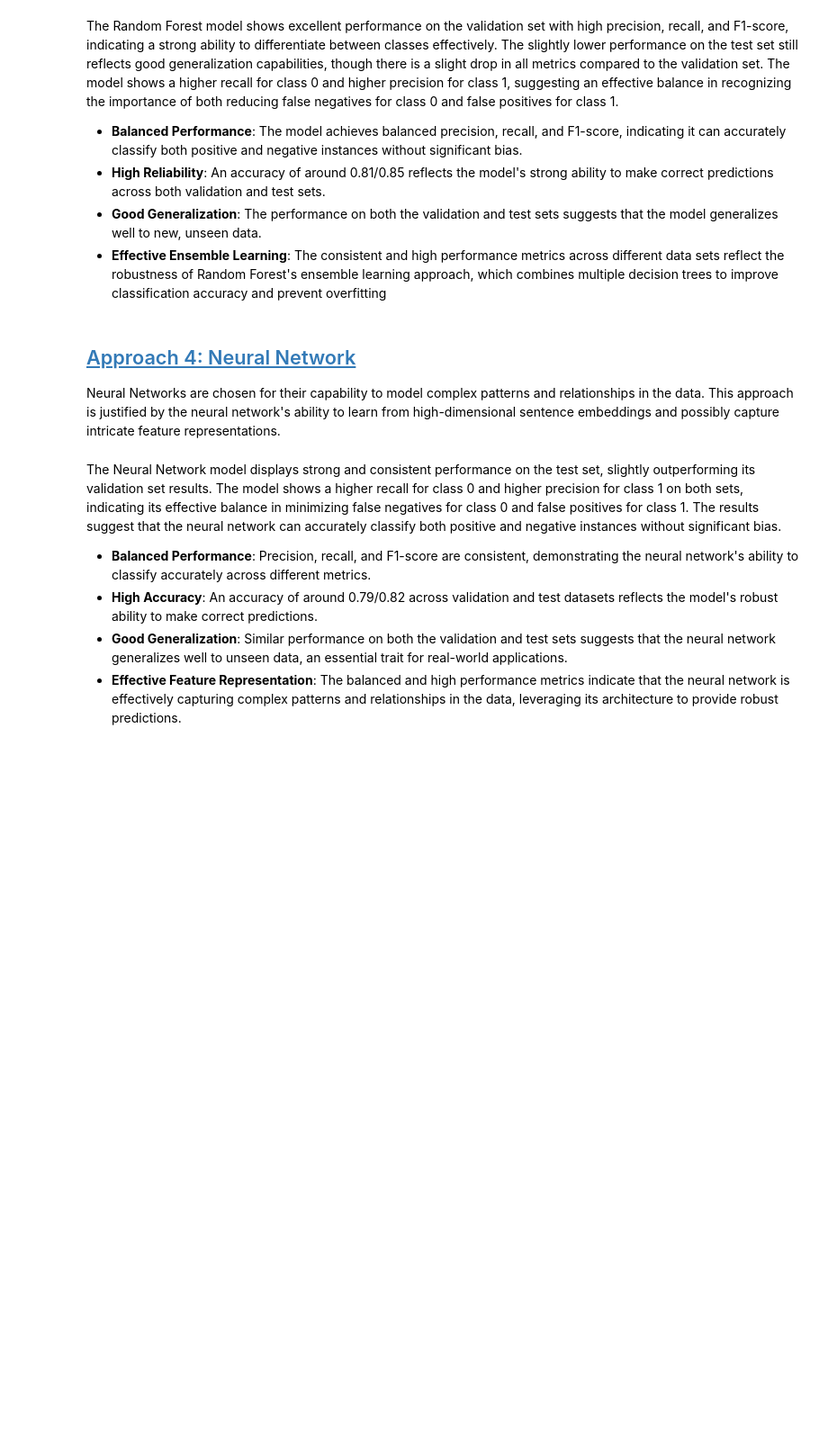
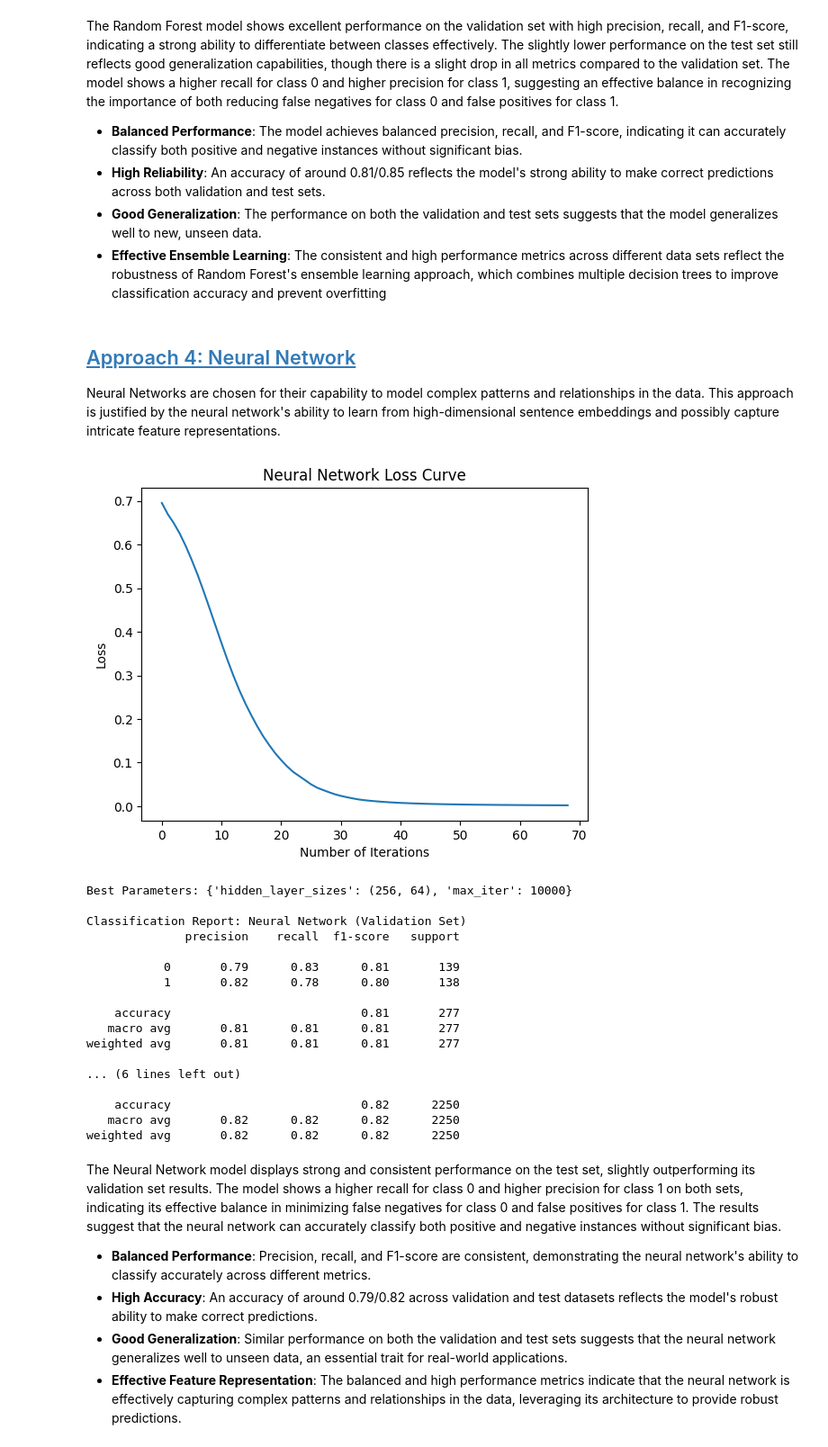
Before and after one commit to fhnw-ivy/npr-sentiment, a Jupyter notebook: notebooks/weak_labelling.ipynb, the cells around one changed output. Shown at 90% size. Saved outputs shown, nothing was run; the diff lists cells and outputs as text; code cells hidden in the pictures; blank space fills up the shorter version.

Commit message:
reran weak labelling notebook without verbose=3

```diff
--- a/notebooks/weak_labelling.ipynb
+++ b/notebooks/weak_labelling.ipynb
@@ -296,8 +327,8 @@ log_reg_param_grid = {
 log_reg_grid_search = GridSearchCV(LogisticRegression(random_state=SEED),
                                    log_reg_param_grid,
                                    n_jobs=-1,
-                                   cv=5,
-                                   verbose=3)
+                                   cv=5
+                                   )
 log_reg_grid_search.fit(X_train, y_train)
 
 log_reg_model = log_reg_grid_search.best_estimator_
@@ -330,8 +379,8 @@ param_grid = {
 grid_search = GridSearchCV(KNeighborsClassifier(),
                            param_grid,
                            n_jobs=-1,
-                           cv=5,
-                           verbose=3)
+                           cv=5
+                           )
 
 grid_search.fit(X_train, y_train)
 knn_model = grid_search.best_estimator_
@@ -390,8 +478,8 @@ gradient_boosting_param_grid = {
 rf_grid_search = GridSearchCV(RandomForestClassifier(),
                               gradient_boosting_param_grid,
                               n_jobs=-1,
-                              cv=5,
-                              verbose=3)
+                              cv=5
+                              )
 
 rf_grid_search.fit(X_train, y_train)
 rf_model = rf_grid_search.best_estimator_
@@ -416,32 +522,51 @@ Neural Networks are chosen for their capability to model complex patterns and re
 # %%
 from sklearn.neural_network import MLPClassifier
 
 mlp_param_grid = {
     'hidden_layer_sizes': [(1024, 512), (512, 128), (256, 64), (128, 32)],
     'max_iter': [10000],
 }
 
 mlp_grid_search = GridSearchCV(MLPClassifier(),
                                mlp_param_grid,
                                n_jobs=-1,
-                               cv=5,
-                               verbose=3)
+                               cv=5
+                               )
 mlp_grid_search.fit(X_train, y_train)
 mlp_model = mlp_grid_search.best_estimator_
 
 plt.plot(mlp_model.loss_curve_)
 plt.title('Neural Network Loss Curve')
 plt.xlabel('Number of Iterations')
 plt.ylabel('Loss')
 plt.show()
 
 print(f'Best Parameters: {mlp_grid_search.best_params_}')
 
 print_evaluation(y_val, mlp_model.predict(X_val),
                  'Neural Network (Validation Set)')
 
 print_evaluation(y_test, mlp_model.predict(X_test),
                  'Neural Network (Test Set)')
+# %% [output]
+[figure, added]
+Best Parameters: {'hidden_layer_sizes': (256, 64), 'max_iter': 10000}
+
+Classification Report: Neural Network (Validation Set)
+              precision    recall  f1-score   support
+
+           0       0.79      0.83      0.81       139
+           1       0.82      0.78      0.80       138
+
+    accuracy                           0.81       277
+   macro avg       0.81      0.81      0.81       277
+weighted avg       0.81      0.81      0.81       277
+
+... (6 lines left out)
+
+    accuracy                           0.82      2250
+   macro avg       0.82      0.82      0.82      2250
+weighted avg       0.82      0.82      0.82      2250
 # %% [markdown]
 The Neural Network model displays strong and consistent performance on the test set, slightly outperforming its validation set results. The model shows a higher recall for class 0 and higher precision for class 1 on both sets, indicating its effective balance in minimizing false negatives for class 0 and false positives for class 1. The results suggest that the neural network can accurately classify both positive and negative instances without significant bias.
 
```
Also changed, not shown: parts of 10 cells of this notebook.
